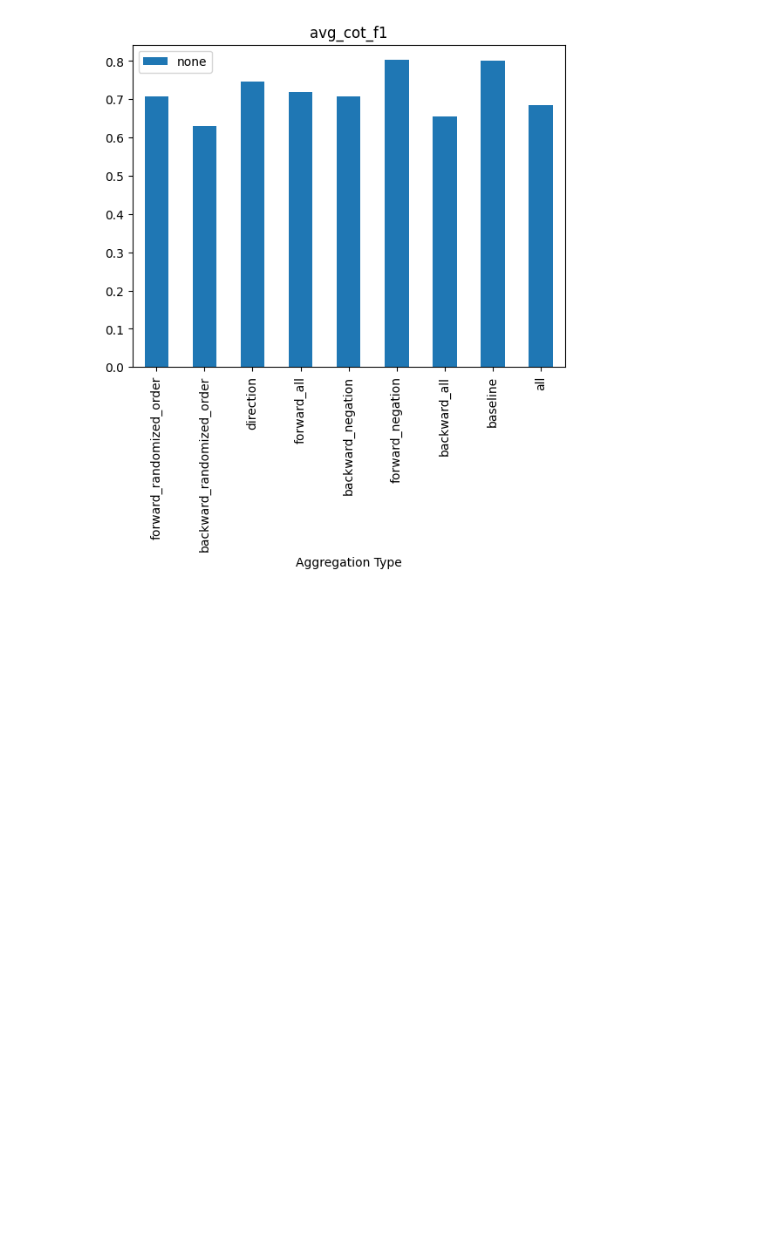
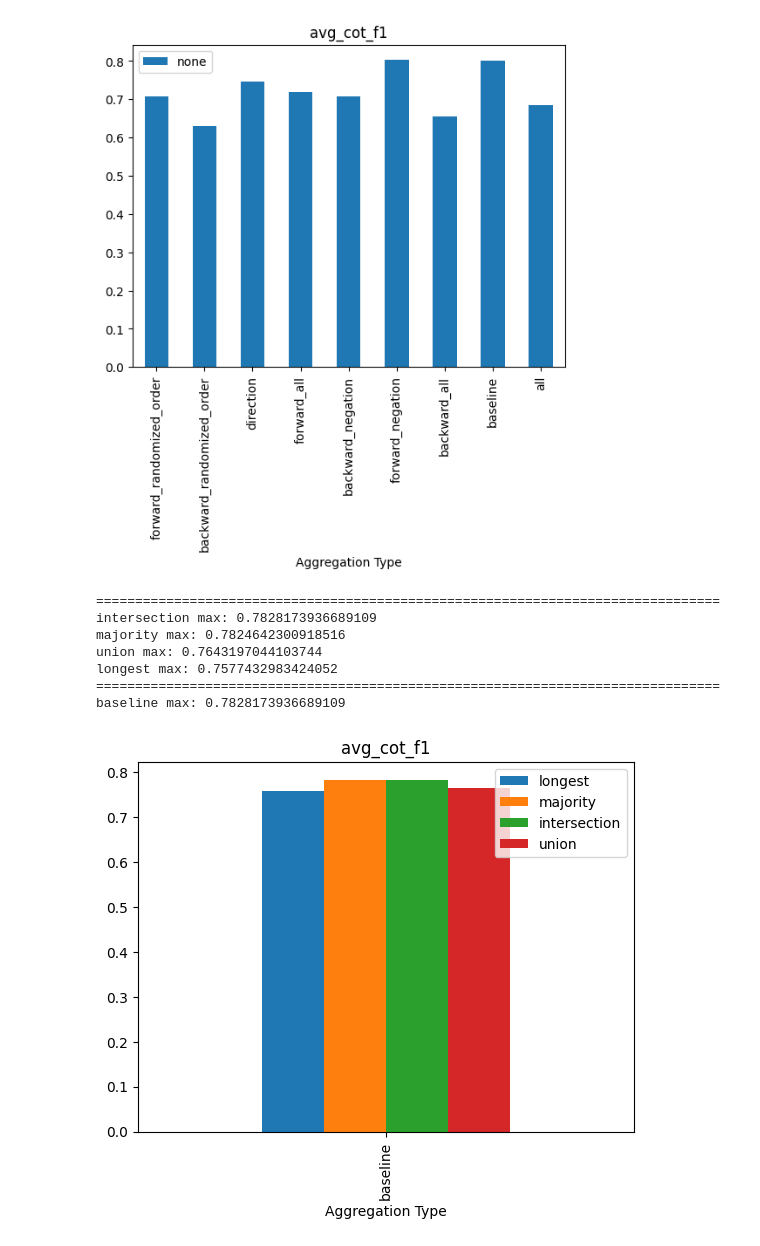
Before and after one commit to elaine-sui/cs224u_final_project, a Jupyter notebook: evaluate/simple_evaluate.ipynb, the cells around one changed output. Drawn from its saved outputs; the diff is of its cells as text; code cells hidden in the pictures; blank space fills up the shorter version.

Commit message:
changed paths, added 'none' option for path selection

```diff
--- a/evaluate/simple_evaluate.ipynb
+++ b/evaluate/simple_evaluate.ipynb
@@ -54,21 +54,24 @@ def get_metrics_dict_for_path_selection_type(path_selection):
     for p in glob(path):
         # print(p)
         dir, aggregation_type = os.path.split(p)
-        aggregation_types.append(aggregation_type)
 
-        metrics_dict[aggregation_type] = {}
+        paths = [p for p in glob(p + f"/merge_answer_hard_*_path_select_{path_selection}.pkl")]
 
-        for filename in glob(p + f"/merge_answer_hard_*_path_select_{path_selection}.pkl"):
-            merge_cot_type = re.findall(r'merge_cot_(.*)_path', filename)[0]
-            if merge_cot_type == 'none' and path_selection != "heaviest":
-                continue
+        if len(paths) > 0:
+            aggregation_types.append(aggregation_type)
+            metrics_dict[aggregation_type] = {}
 
-            if merge_cot_type not in merge_cot_types:
-                merge_cot_types.append(merge_cot_type)
+            for filename in glob(p + f"/merge_answer_hard_*_path_select_{path_selection}.pkl"):
+                merge_cot_type = re.findall(r'merge_cot_(.*)_path', filename)[0]
+                if merge_cot_type == 'none' and path_selection != "heaviest":
+                    continue
 
-            # print(merge_cot_type)
+                if merge_cot_type not in merge_cot_types:
+                    merge_cot_types.append(merge_cot_type)
 
-            metrics_dict[aggregation_type][merge_cot_type] = get_simple_eval_metrics(filename)
+                # print(merge_cot_type)
+
+                metrics_dict[aggregation_type][merge_cot_type] = get_simple_eval_metrics(filename)
     return metrics_dict, aggregation_types, merge_cot_types
 # %%
 def get_data_for_metric(metric, metrics_dict):
@@ -315,3 +318,19 @@ all max: 0.6844357283497144
 backward_all max: 0.6558889995110203
 backward_randomized_order max: 0.6302267067646006
 [figure]
+# %%
+path_selection = "none"
+metrics_dict, aggregation_types, merge_cot_types = get_metrics_dict_for_path_selection_type(path_selection)
+columns = ['Aggregation Type'] + merge_cot_types
+
+metric = "avg_cot_f1"
+plot_bar_chart(metric, columns, metrics_dict, aggregation_types, merge_cot_types)
+# %% [output]
+================================================================================
+intersection max: 0.7828173936689109
+majority max: 0.7824642300918516
+union max: 0.7643197044103744
+longest max: 0.7577432983424052
+================================================================================
+baseline max: 0.7828173936689109
+[figure, added]
```
Also changed, not shown: 3 other files.
